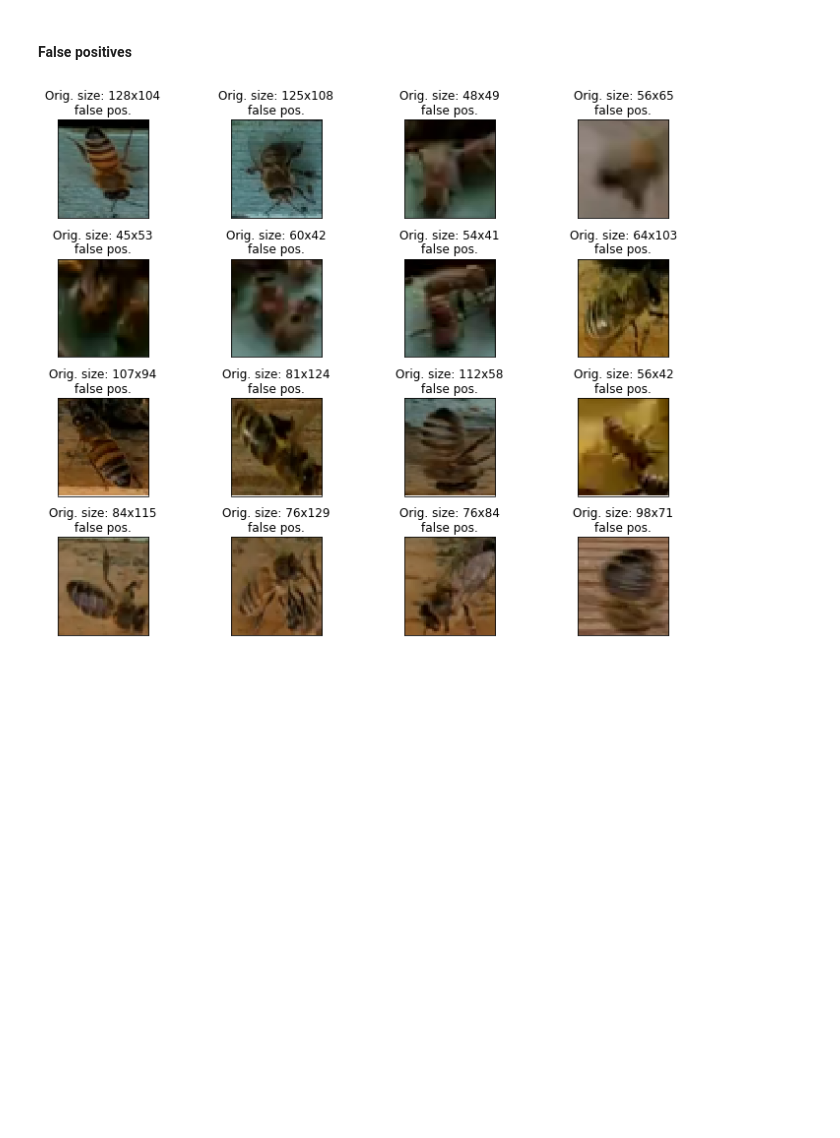
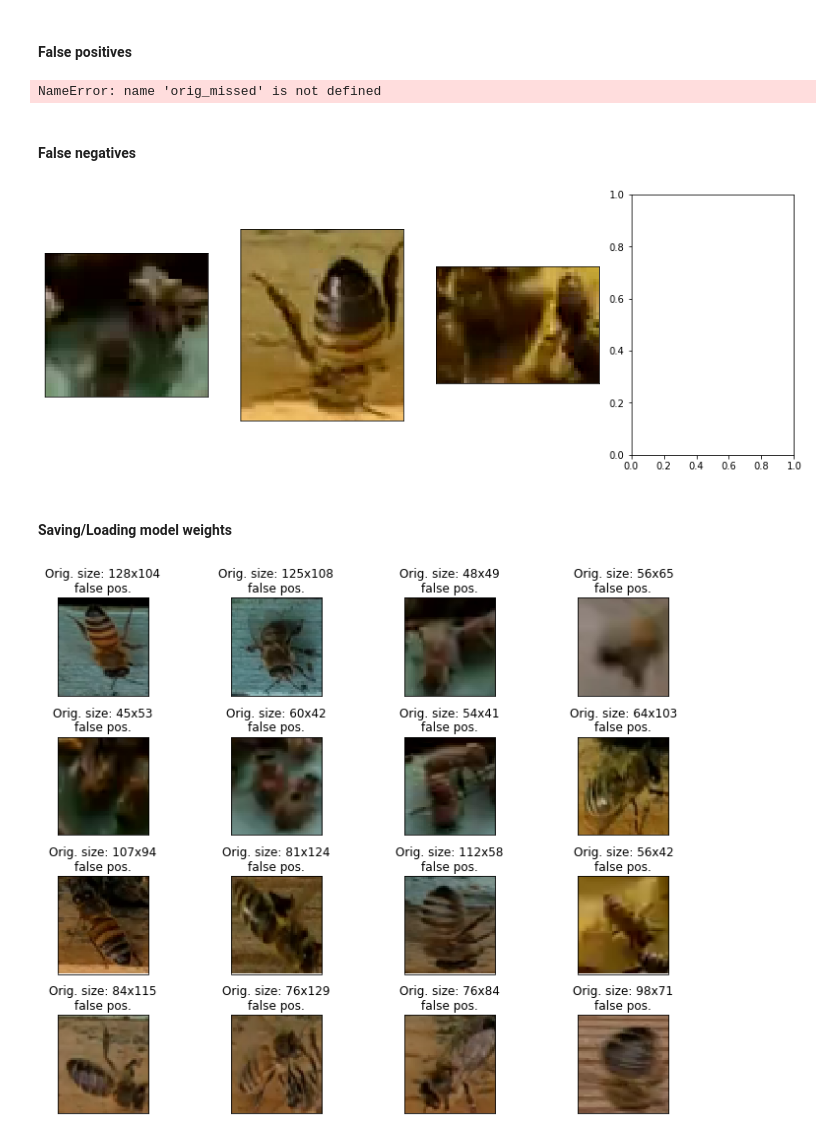
Before and after one commit to Shaddyjr/bee-image-classifier, a Jupyter notebook: project_notebook.ipynb, the cells around one changed output. Drawn from its saved outputs; the diff is of its cells as text; code cells hidden in the pictures; blank space fills up the shorter version.

```diff
--- a/project_notebook.ipynb
+++ b/project_notebook.ipynb
@@ -453,0 +664,4 @@ Name: has_varroa, dtype: float64
+# %%
+datagen_iter_test = best_original_model["generators"][1]
+datagen_iter_test.reset()
+STEP_SIZE_TEST= np.ceil(datagen_iter_test.n//datagen_iter_test.batch_size)
@@ -453,0 +670,9 @@ Name: has_varroa, dtype: float64
+# %%
+_preds = model.predict_generator(datagen_iter_test, steps=STEP_SIZE_TEST)
+preds = (_preds >= .5).astype(int).flatten()
+# %%
+orig_preds = pd.DataFrame({
+    "file"       : datagen_iter_test.filenames,
+    "has_varroa" : datagen_iter_test.classes,
+    "pred"       : preds
+})
@@ -454,2 +687,5 @@ Name: has_varroa, dtype: float64
 # %% [markdown]
 ### Evaluating Model Errors
+# %%
+orig_missed = orig_preds[orig_preds["has_varroa"] != orig_preds["pred"]]
+orig_missed.head()
@@ -456,2 +699,17 @@ Name: has_varroa, dtype: float64
 # %% [markdown]
 #### False positives
+# %%
+false_positives_files = orig_missed[(orig_missed["has_varroa"] != orig_missed["pred"]) & (orig_missed["pred"] == 1)]["file"]
+_images = get_image_data(false_positives_files)
+show_images(_images, [image.shape for image in _images], "false pos.")
+# %% [output]
+NameError: name 'orig_missed' is not defined
+# %% [markdown]
+#### False negatives
+# %%
+false_negatives_files = orig_missed[(orig_missed["has_varroa"] != orig_missed["pred"]) & (orig_missed["pred"] == 0)]["file"]
+show_images(get_image_data(false_negatives_files))
+# %% [output]
+[figure, added]
+# %% [markdown]
+#### Saving/Loading model weights
```
Also changed, not shown: parts of 108 cells of this notebook, 8 other files.
